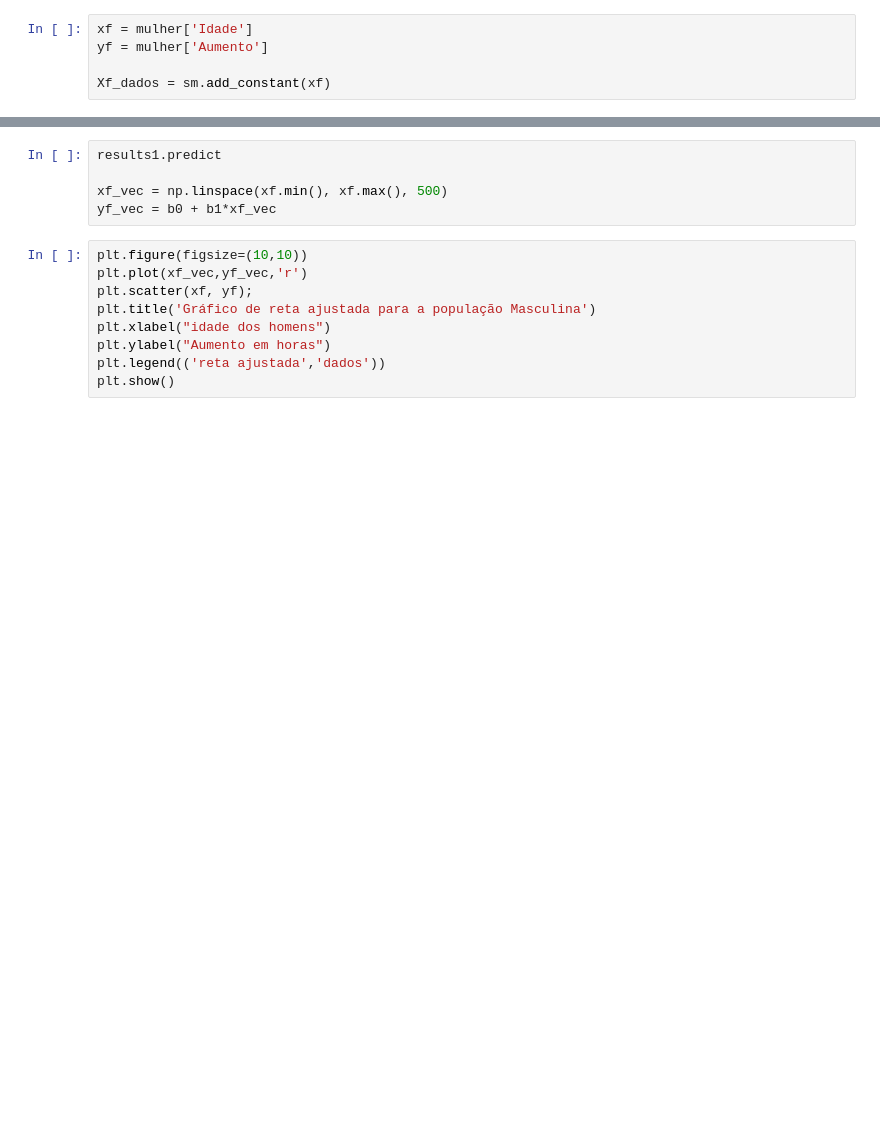
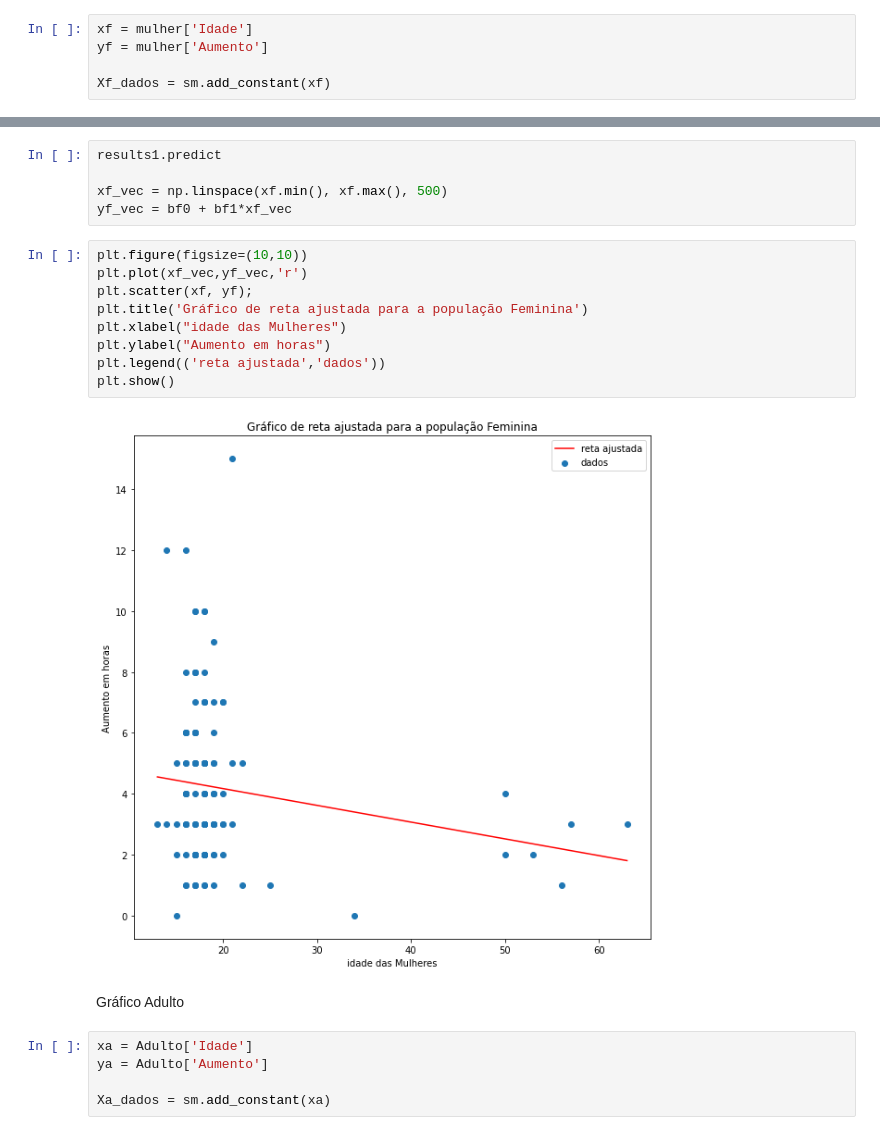
Before and after one commit to GabrielPl-1/Projeto-2-Cdados, a Jupyter notebook: Projeto 2 cdados.ipynb, the cells around one changed output, grey strips where cells are left out. Drawn from its saved outputs; the diff is of its cells as text; blank space fills up the shorter version.

```diff
--- a/Projeto 2 cdados.ipynb
+++ b/Projeto 2 cdados.ipynb
@@ -310,13 +333,22 @@ print(f"Estimativa do coeficiente angular {bf1}")
 results1.predict
 
 xf_vec = np.linspace(xf.min(), xf.max(), 500)
-yf_vec = b0 + b1*xf_vec
+yf_vec = bf0 + bf1*xf_vec
 # %%
 plt.figure(figsize=(10,10))
 plt.plot(xf_vec,yf_vec,'r')
 plt.scatter(xf, yf);
-plt.title('Gráfico de reta ajustada para a população Masculina')
-plt.xlabel("idade dos homens")
+plt.title('Gráfico de reta ajustada para a população Feminina')
+plt.xlabel("idade das Mulheres")
 plt.ylabel("Aumento em horas")
 plt.legend(('reta ajustada','dados'))
 plt.show()
+# %% [output]
+[figure, added]
+# %% [markdown]
+Gráfico Adulto
+# %%
+xa = Adulto['Idade']
+ya = Adulto['Aumento']
+
+Xa_dados = sm.add_constant(xa)
```
Also changed, not shown: parts of 8 cells of this notebook.
